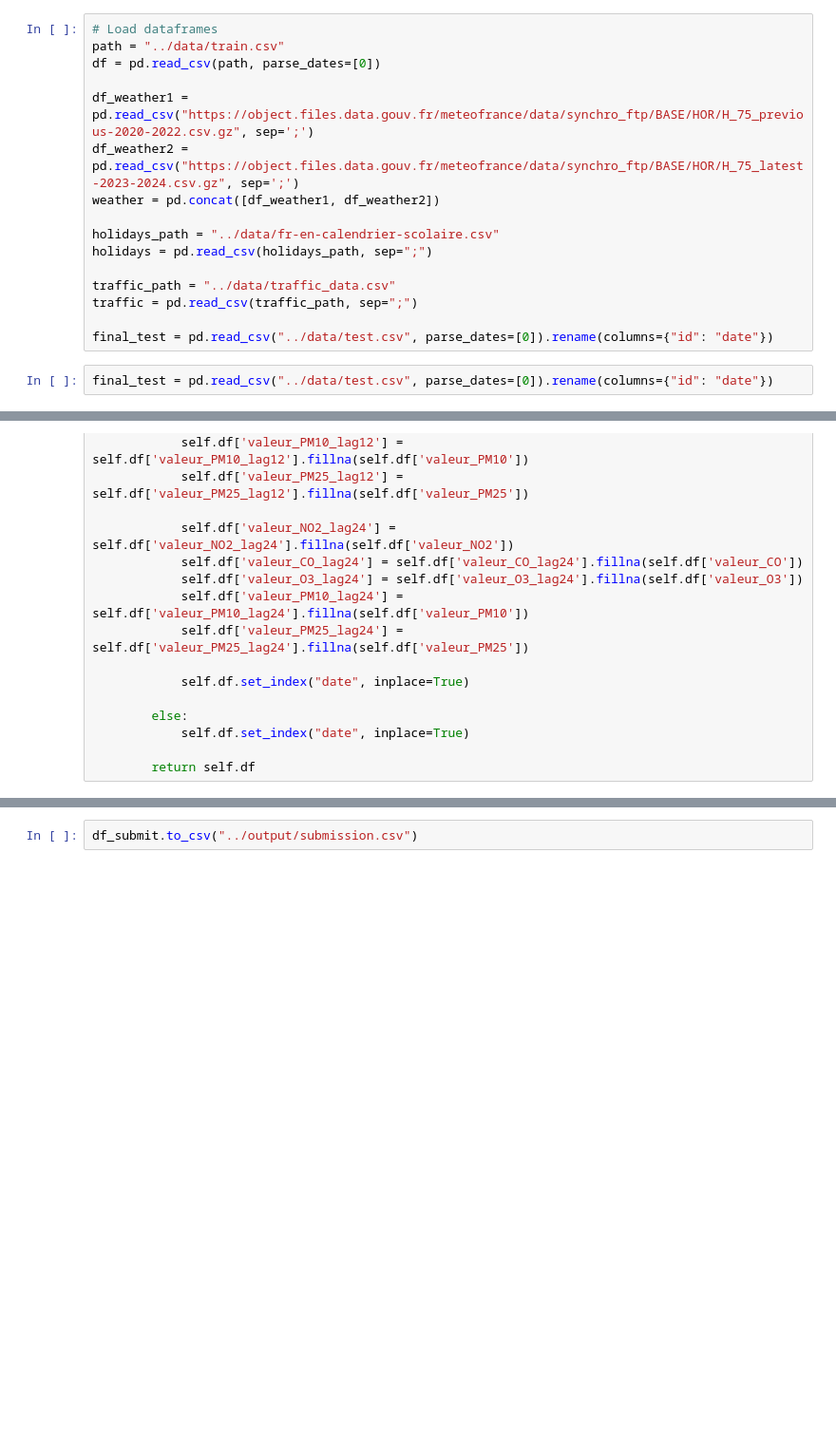
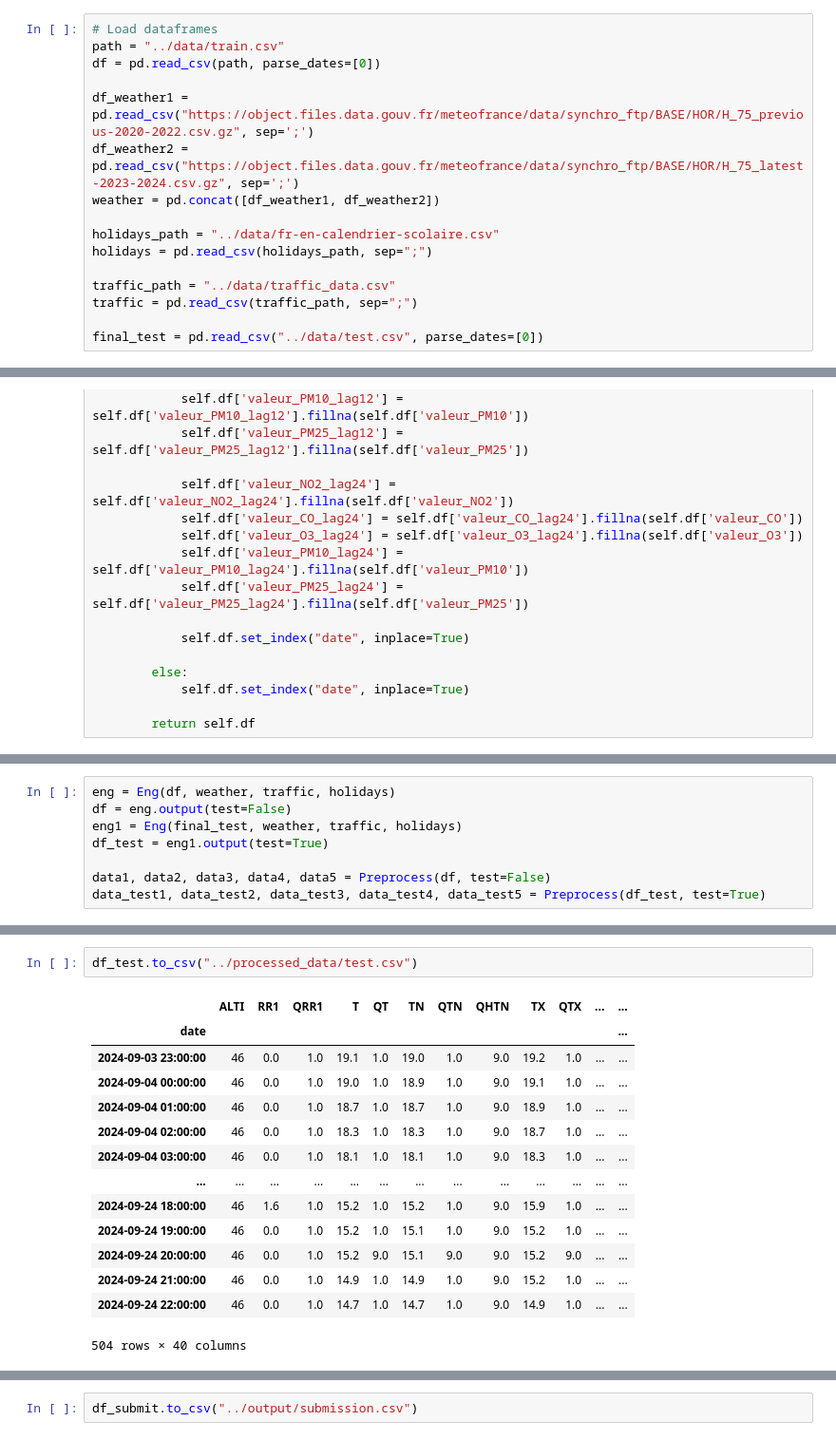
Before and after one commit to julescrevola/air_quality, a Jupyter notebook: notebooks/final_notebook.ipynb, the cells around one changed output, grey strips where cells are left out. Shown at 95% size. Cells and saved outputs as stored; diff of their text form; blank space fills up the shorter version.

```diff
--- a/notebooks/final_notebook.ipynb
+++ b/notebooks/final_notebook.ipynb
@@ -36,9 +36,7 @@ holidays = pd.read_csv(holidays_path, sep=";")
 traffic_path = "../data/traffic_data.csv"
 traffic = pd.read_csv(traffic_path, sep=";")
 
-final_test = pd.read_csv("../data/test.csv", parse_dates=[0]).rename(columns={"id": "date"})
+final_test = pd.read_csv("../data/test.csv", parse_dates=[0])
-# %%
-final_test = pd.read_csv("../data/test.csv", parse_dates=[0]).rename(columns={"id": "date"})
 # %%
 class Eng:
     def __init__(self, df, weather, traffic, holidays):
@@ -330,0 +339,8 @@ class Preprocess:
+# %%
+eng = Eng(df, weather, traffic, holidays)
+df = eng.output(test=False)
+eng1 = Eng(final_test, weather, traffic, holidays)
+df_test = eng1.output(test=True)
+
+data1, data2, data3, data4, data5 = Preprocess(df, test=False)
+data_test1, data_test2, data_test3, data_test4, data_test5 = Preprocess(df_test, test=True)
@@ -347,3 +364,20 @@ data_test = Preprocess(df_test, test=True)
+# %%
+df_test.to_csv("../processed_data/test.csv")
+# %% [output]
+|  | ALTI | RR1 | QRR1 | T | QT | TN | QTN | QHTN | TX | QTX | ... | ... |
+| date |  |  |  |  |  |  |  |  |  |  |  | ... |
+| 2024-09-03 23:00:00 | 46 | 0.0 | 1.0 | 19.1 | 1.0 | 19.0 | 1.0 | 9.0 | 19.2 | 1.0 | ... | ... |
+| 2024-09-04 00:00:00 | 46 | 0.0 | 1.0 | 19.0 | 1.0 | 18.9 | 1.0 | 9.0 | 19.1 | 1.0 | ... | ... |
+| 2024-09-04 01:00:00 | 46 | 0.0 | 1.0 | 18.7 | 1.0 | 18.7 | 1.0 | 9.0 | 18.9 | 1.0 | ... | ... |
+| 2024-09-04 02:00:00 | 46 | 0.0 | 1.0 | 18.3 | 1.0 | 18.3 | 1.0 | 9.0 | 18.7 | 1.0 | ... | ... |
+| 2024-09-04 03:00:00 | 46 | 0.0 | 1.0 | 18.1 | 1.0 | 18.1 | 1.0 | 9.0 | 18.3 | 1.0 | ... | ... |
+| ... | ... | ... | ... | ... | ... | ... | ... | ... | ... | ... | ... | ... |
+| 2024-09-24 18:00:00 | 46 | 1.6 | 1.0 | 15.2 | 1.0 | 15.2 | 1.0 | 9.0 | 15.9 | 1.0 | ... | ... |
+| 2024-09-24 19:00:00 | 46 | 0.0 | 1.0 | 15.2 | 1.0 | 15.1 | 1.0 | 9.0 | 15.2 | 1.0 | ... | ... |
+| 2024-09-24 20:00:00 | 46 | 0.0 | 1.0 | 15.2 | 9.0 | 15.1 | 9.0 | 9.0 | 15.2 | 9.0 | ... | ... |
+| 2024-09-24 21:00:00 | 46 | 0.0 | 1.0 | 14.9 | 1.0 | 14.9 | 1.0 | 9.0 | 15.2 | 1.0 | ... | ... |
+| 2024-09-24 22:00:00 | 46 | 0.0 | 1.0 | 14.7 | 1.0 | 14.7 | 1.0 | 9.0 | 14.9 | 1.0 | ... | ... |
+504 rows × 40 columns
 # %%
 data_train_prepared  = data.data_train_prepared
 y_train = data.y_train
```
Also changed, not shown: parts of 21 cells of this notebook.
